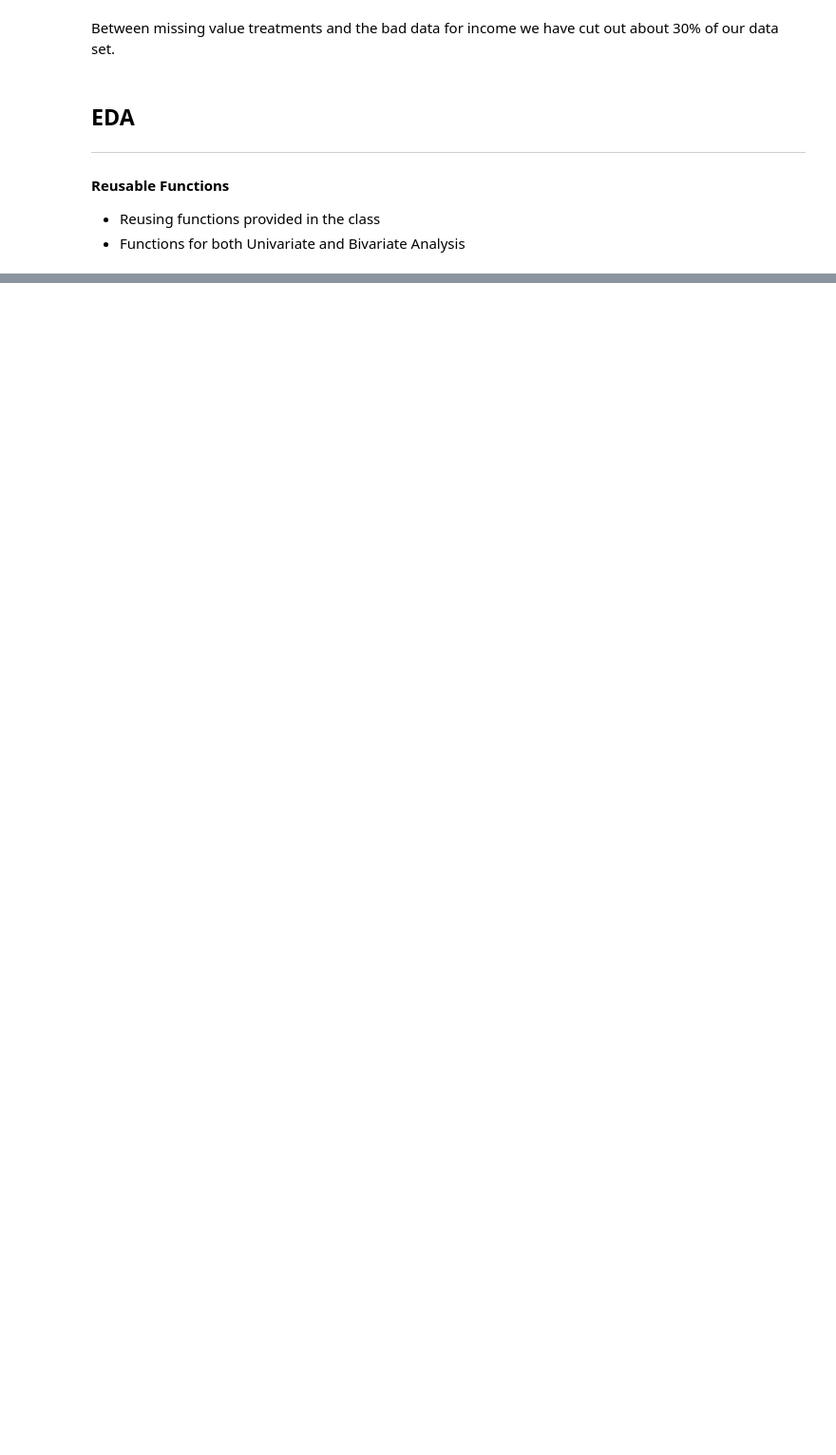
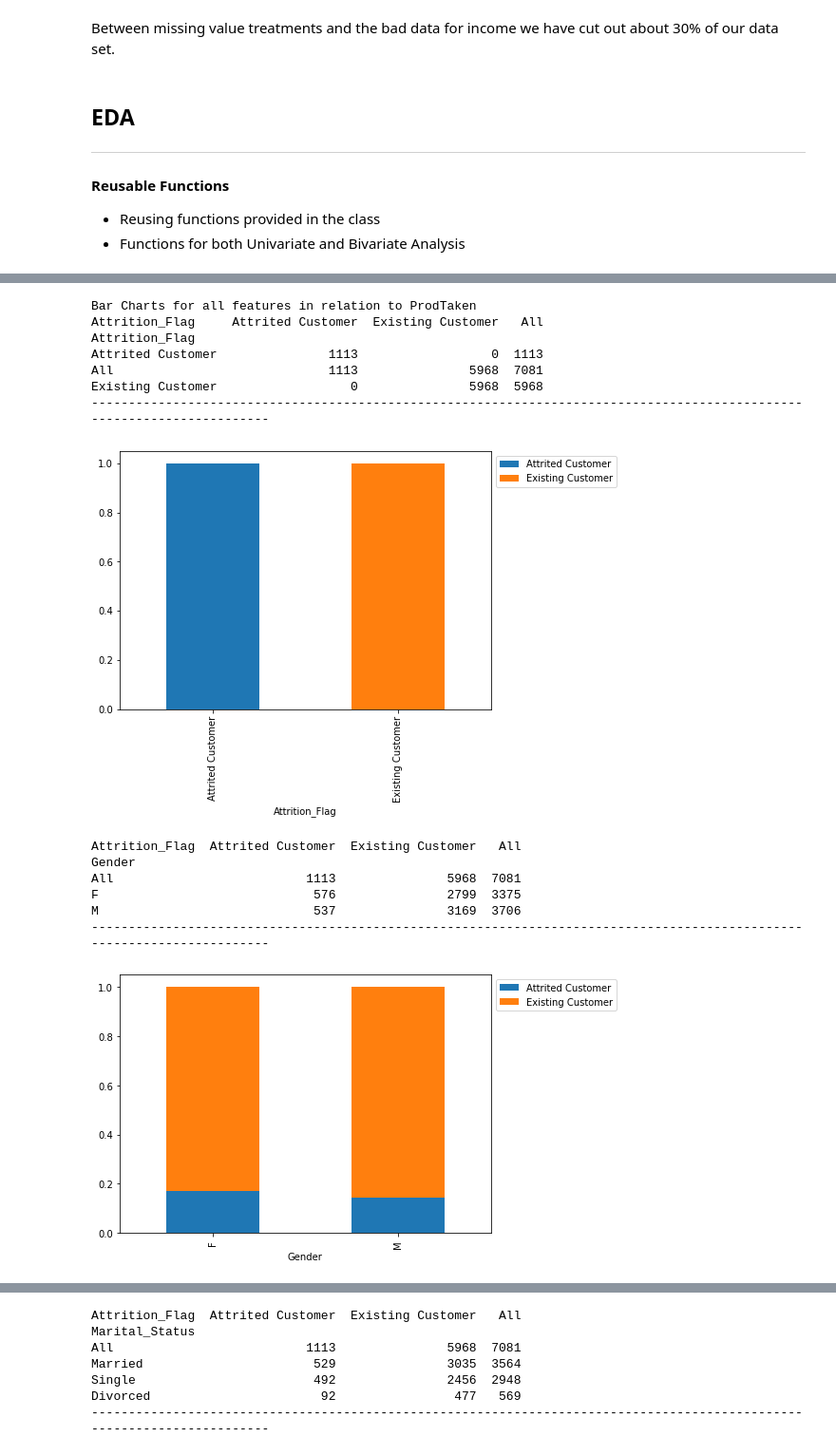
Before and after one commit to jarato123/AI-Class, a Jupyter notebook: Feature Selection, Model Selection and Tuning/fs-ms-tuning-final.ipynb, the cells around one changed output, grey strips where cells are left out. Shown at 95% size. Cells and saved outputs as stored; diff of their text form; code cells hidden in the pictures; blank space fills up the shorter version.

```diff
--- a/Feature Selection, Model Selection and Tuning/fs-ms-tuning-final.ipynb
+++ b/Feature Selection, Model Selection and Tuning/fs-ms-tuning-final.ipynb
@@ -367,0 +584,20 @@ for i in plot:
+# %%
+print('Bar Charts for all features in relation to ProdTaken')
+for i in plots:
+    stacked_barplot(plots, i, "Attrition_Flag" )
+# %% [output]
+Bar Charts for all features in relation to ProdTaken
+Attrition_Flag     Attrited Customer  Existing Customer   All
+Attrition_Flag
+Attrited Customer               1113                  0  1113
+All                             1113               5968  7081
+Existing Customer                  0               5968  5968
+------------------------------------------------------------------------------------------------------------------------
+[figure, added]
+Attrition_Flag  Attrited Customer  Existing Customer   All
+Gender
+All                          1113               5968  7081
+F                             576               2799  3375
+M                             537               3169  3706
+------------------------------------------------------------------------------------------------------------------------
+[figure, added]
@@ -367,0 +626,7 @@ for i in plot:
+Attrition_Flag  Attrited Customer  Existing Customer   All
+Marital_Status
+All                          1113               5968  7081
+Married                       529               3035  3564
+Single                        492               2456  2948
+Divorced                       92                477   569
+------------------------------------------------------------------------------------------------------------------------
```
Also changed, not shown: parts of 45 cells of this notebook.
